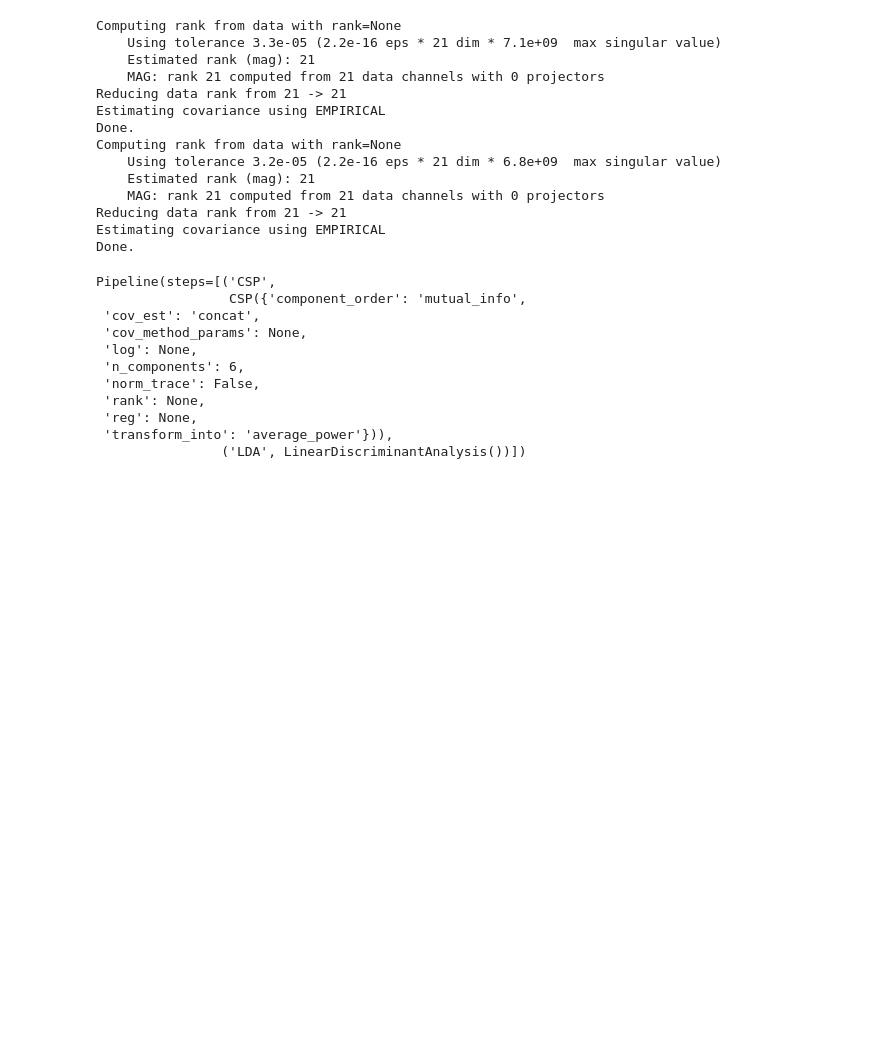
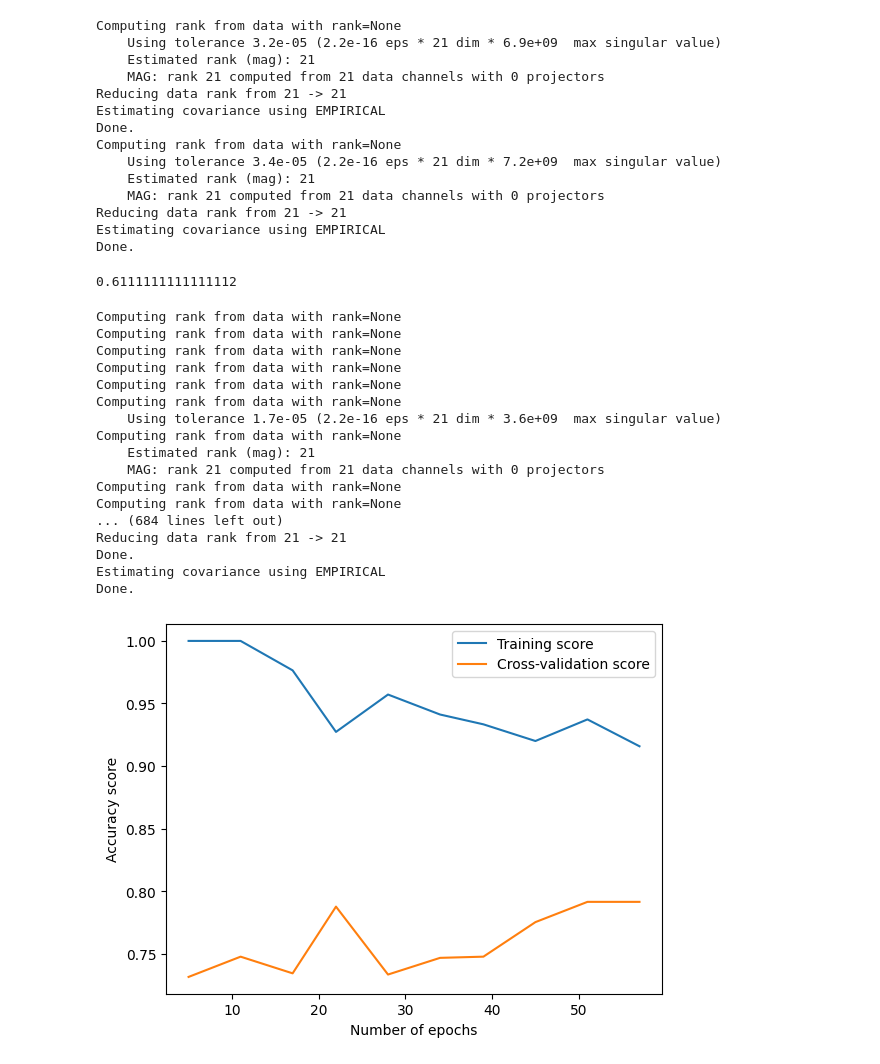
Before and after one commit to sirius911/total-perspective-vortex-, a Jupyter notebook: tutos/second.ipynb, the cells around one changed output. Saved outputs shown, nothing was run; the diff lists cells and outputs as text; code cells hidden in the pictures; blank space fills up the shorter version.

Commit message:
in progress training

```diff
--- a/tutos/second.ipynb
+++ b/tutos/second.ipynb
@@ -140,32 +144,54 @@ clf = Pipeline([("CSP", csp), ("LDA", lda)])
 # fit our pipeline to the experiment
 X_train, X_test, y_train, y_test = train_test_split(epochs_train, labels, random_state=0)
 clf.fit(X_train, y_train)
+clf.score(X_test, y_test)
 # %% [output]
 Computing rank from data with rank=None
-    Using tolerance 3.3e-05 (2.2e-16 eps * 21 dim * 7.1e+09  max singular value)
+    Using tolerance 3.2e-05 (2.2e-16 eps * 21 dim * 6.9e+09  max singular value)
     Estimated rank (mag): 21
     MAG: rank 21 computed from 21 data channels with 0 projectors
 Reducing data rank from 21 -> 21
 Estimating covariance using EMPIRICAL
 Done.
 Computing rank from data with rank=None
-    Using tolerance 3.2e-05 (2.2e-16 eps * 21 dim * 6.8e+09  max singular value)
+    Using tolerance 3.4e-05 (2.2e-16 eps * 21 dim * 7.2e+09  max singular value)
     Estimated rank (mag): 21
     MAG: rank 21 computed from 21 data channels with 0 projectors
 Reducing data rank from 21 -> 21
 Estimating covariance using EMPIRICAL
 Done.
-Pipeline(steps=[('CSP',
-                 CSP({'component_order': 'mutual_info',
- 'cov_est': 'concat',
- 'cov_method_params': None,
- 'log': None,
- 'n_components': 6,
- 'norm_trace': False,
- 'rank': None,
- 'reg': None,
- 'transform_into': 'average_power'})),
-                ('LDA', LinearDiscriminantAnalysis())])
+0.6111111111111112
+# %%
+from sklearn.model_selection import learning_curve
+train_sizes, train_scores, test_scores = learning_curve(clf, epochs_train, labels, cv=5, n_jobs=-1, train_sizes=np.linspace(0.1, 1.0, 10), scoring='accuracy')
+train_scores_mean = np.mean(train_scores, axis=1)
+test_scores_mean = np.mean(test_scores, axis=1)
+
+plt.plot(train_sizes, train_scores_mean, label='Training score')
+plt.plot(train_sizes, test_scores_mean, label='Cross-validation score')
+plt.xlabel('Number of epochs')
+plt.ylabel('Accuracy score')
+plt.legend()
+plt.show()
+# %% [output]
+Computing rank from data with rank=None
+Computing rank from data with rank=None
+Computing rank from data with rank=None
+Computing rank from data with rank=None
+Computing rank from data with rank=None
+Computing rank from data with rank=None
+    Using tolerance 1.7e-05 (2.2e-16 eps * 21 dim * 3.6e+09  max singular value)
+Computing rank from data with rank=None
+    Estimated rank (mag): 21
+    MAG: rank 21 computed from 21 data channels with 0 projectors
+Computing rank from data with rank=None
+Computing rank from data with rank=None
+... (684 lines left out)
+Reducing data rank from 21 -> 21
+Done.
+Estimating covariance using EMPIRICAL
+Done.
+[figure, added]
 # %%
 predictions = clf.predict(X_test)
 print(f'epoch nb: [prediction] [truth] equal?')
```
Also changed, not shown: parts of 4 cells of this notebook, 4 other files.
